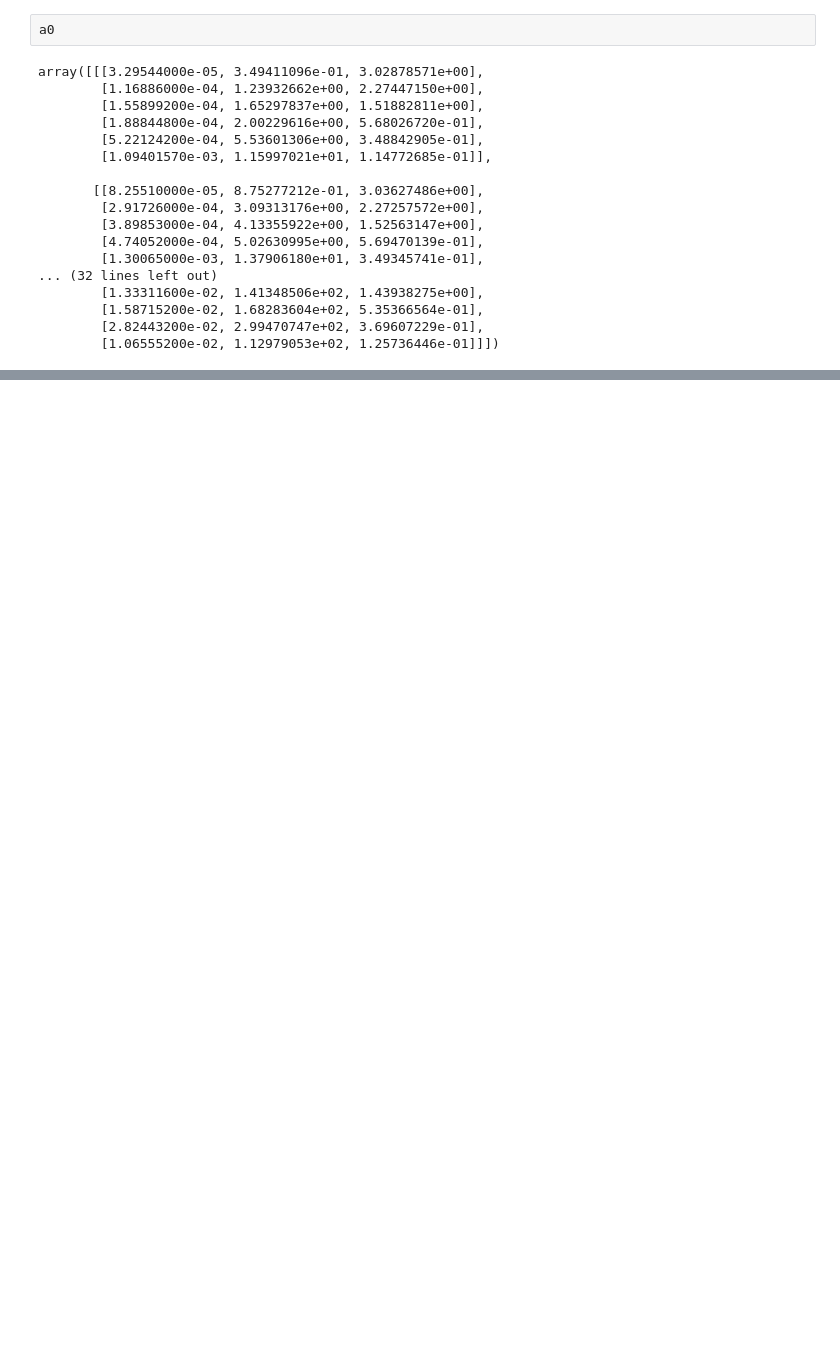
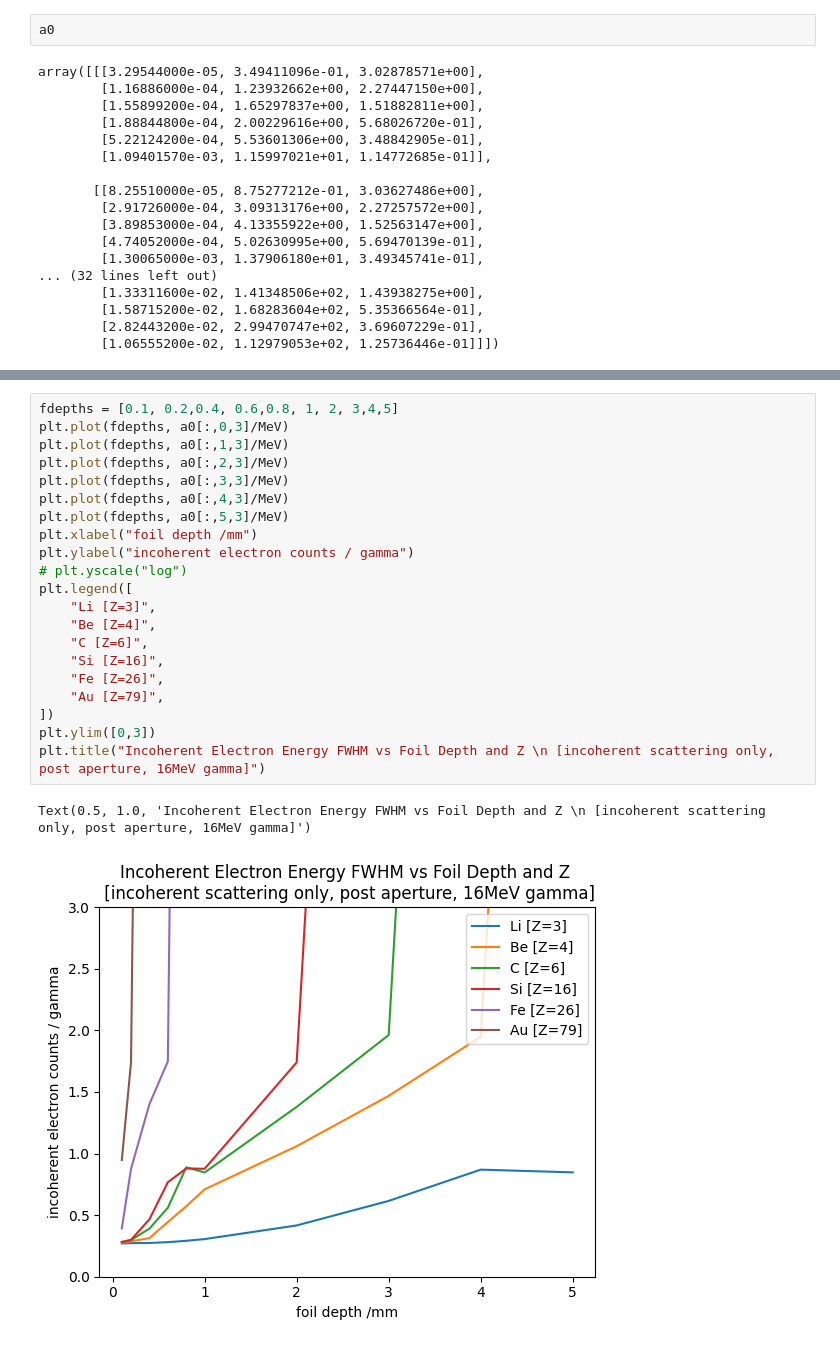
Before and after one commit to SciDev5/magnetic_recoil_spectrometer_tools, a Jupyter notebook: make_graphics.ipynb, the cells around one changed output, grey strips where cells are left out. Cells and saved outputs as stored; diff of their text form; blank space fills up the shorter version.

```diff
--- a/make_graphics.ipynb
+++ b/make_graphics.ipynb
@@ -245,0 +294,24 @@ Text(0.5, 1.0, 'post-aperture electron counts at 140MW vs foil depth')
+# %%
+fdepths = [0.1, 0.2,0.4, 0.6,0.8, 1, 2, 3,4,5]
+plt.plot(fdepths, a0[:,0,3]/MeV)
+plt.plot(fdepths, a0[:,1,3]/MeV)
+plt.plot(fdepths, a0[:,2,3]/MeV)
+plt.plot(fdepths, a0[:,3,3]/MeV)
+plt.plot(fdepths, a0[:,4,3]/MeV)
+plt.plot(fdepths, a0[:,5,3]/MeV)
+plt.xlabel("foil depth /mm")
+plt.ylabel("incoherent electron counts / gamma")
+# plt.yscale("log")
+plt.legend([
+    "Li [Z=3]",
+    "Be [Z=4]",
+    "C [Z=6]",
+    "Si [Z=16]",
+    "Fe [Z=26]",
+    "Au [Z=79]",
+])
+plt.ylim([0,3])
+plt.title("Incoherent Electron Energy FWHM vs Foil Depth and Z \n [incoherent scattering only, post aperture, 16MeV gamma]")
+# %% [output]
+Text(0.5, 1.0, 'Incoherent Electron Energy FWHM vs Foil Depth and Z \n [incoherent scattering only, post aperture, 16MeV gamma]')
+[figure, added]
```
Also changed, not shown: parts of 4 cells of this notebook, 5 other files.
